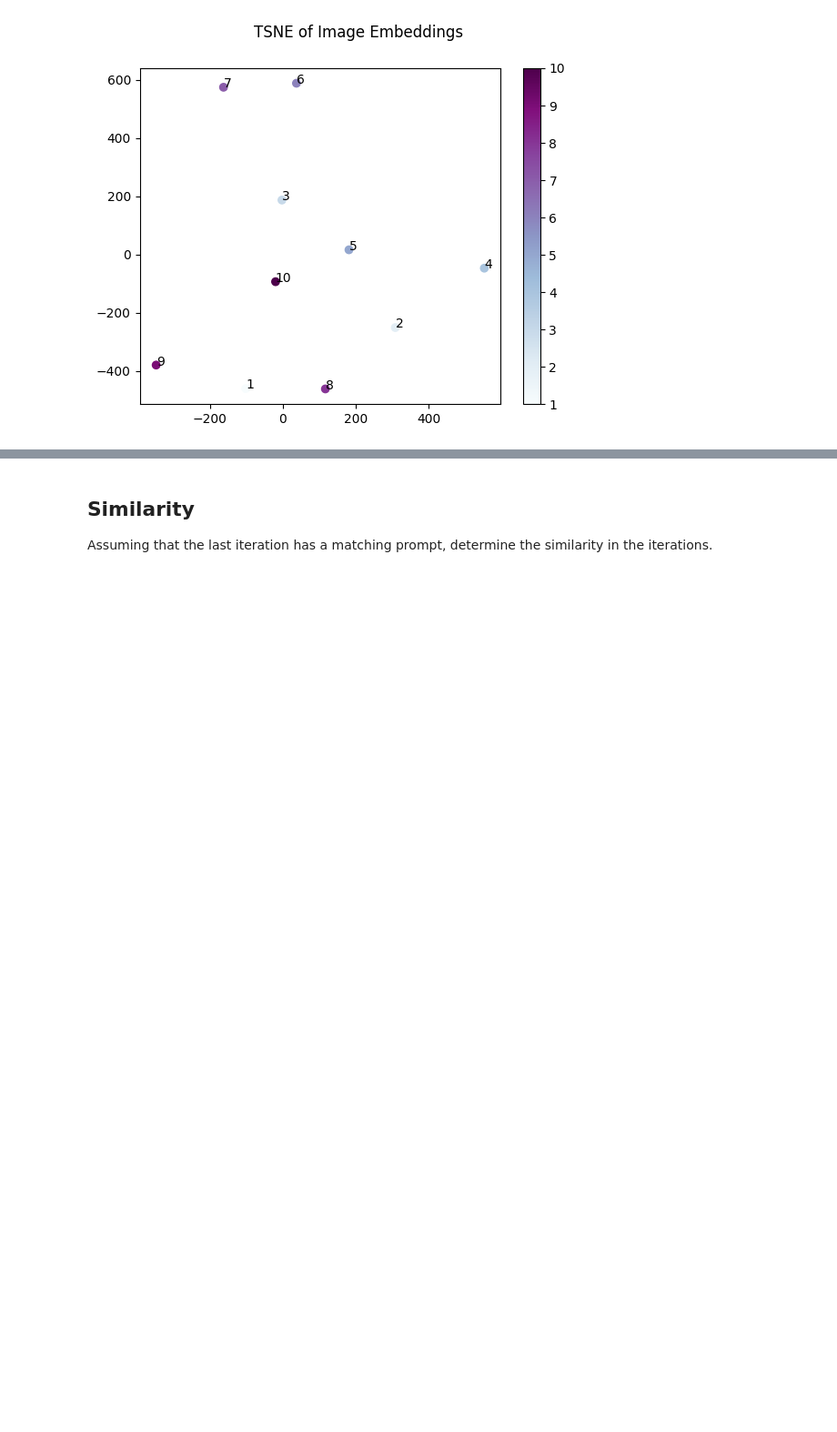
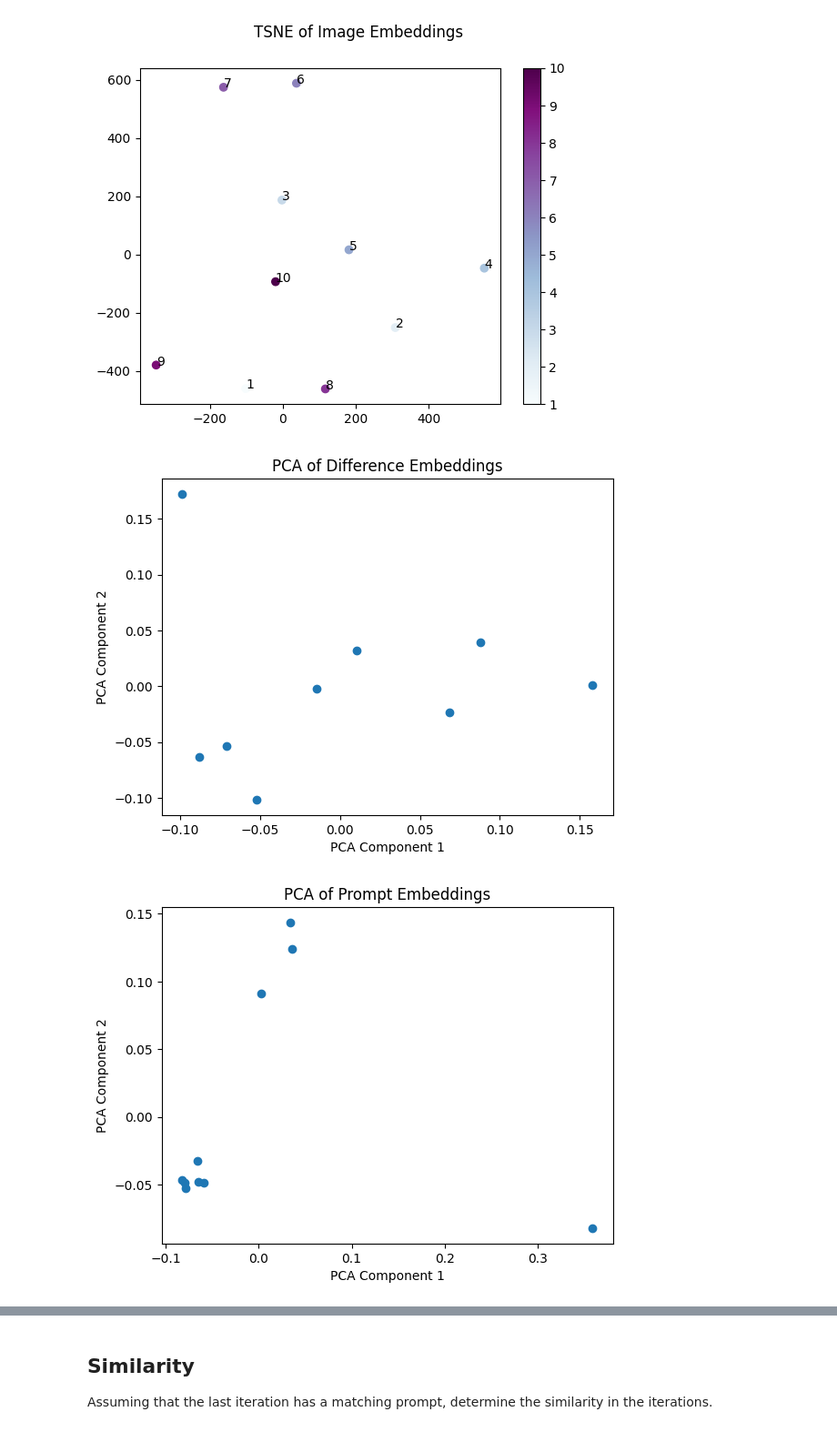
Before and after one commit to Rripped/PromptRefining, a Jupyter notebook: notebooks/Analysis.ipynb, the cells around one changed output, grey strips where cells are left out. Shown: that part at 91% size. Drawn from its saved outputs; the diff is of its cells as text; code cells hidden in the pictures; blank space fills up the shorter version.

```diff
--- a/notebooks/Analysis.ipynb
+++ b/notebooks/Analysis.ipynb
@@ -150,6 +152,22 @@ def get_cosine_similarity_boxplot(embeddings, title=''):
     return fig
 
 
+def get_pca_plot(embeddings, title=''):
+    # reduce to 2 dimensions
+    pca = PCA(n_components=2)
+    reduced_embeddings = pca.fit_transform(embeddings)
+
+    fig, ax = plt.subplots()
+    weights = np.arange(1, len(embeddings) + 1)
+    ax.scatter(reduced_embeddings[:, 0], reduced_embeddings[:, 1], c=weights, cmap="BuPu")
+
+    ax.set_title(title)
+    ax.set_xlabel('PCA Component 1')
+    ax.set_ylabel('PCA Component 2')
+
+    return fig
+
+
 def measure_constant_increase(embeddings):
     embeddings = np.array(embeddings)
 
@@ -185,3 +203,10 @@ img_tsne = get_tsne(img_embeddings, labels=img_labels, perplexity=5, title = "TS
 [figure]
 [figure]
 [figure]
+# %%
+diff_pca = get_pca_plot(difference_embeddings, title = "PCA of Difference Embeddings")
+prompt_pca = get_pca_plot(prompt_embeddings, title = "PCA of Prompt Embeddings")
+img_pca = get_pca_plot(img_embeddings, title = "PCA of Image Embeddings")
+# %% [output]
+[figure, added]
+[figure, added]
```
Also changed, not shown: parts of 6 cells of this notebook.
